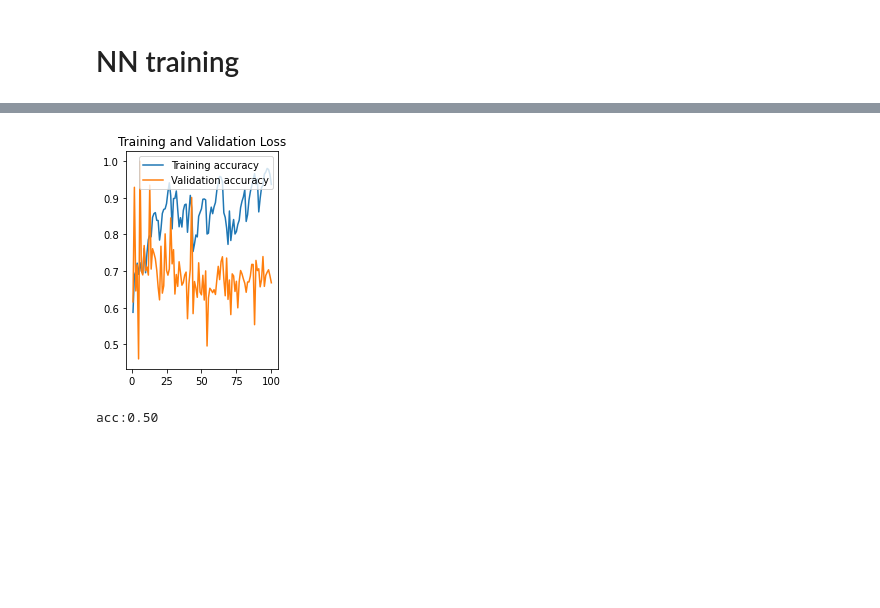
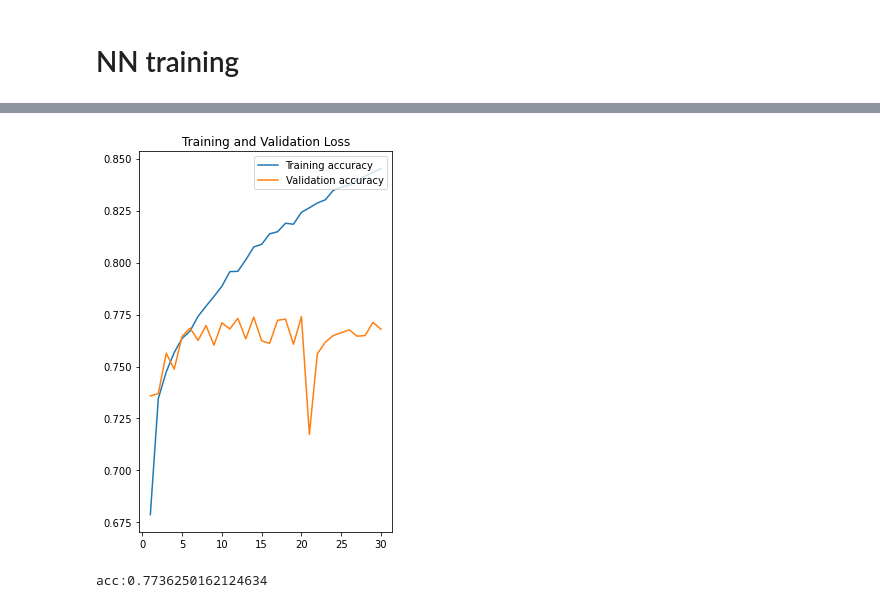
Before and after one commit to Unoaccaso/ML_final_project, a Jupyter notebook: Progetto.ipynb, the cells around one changed output, grey strips where cells are left out. Drawn from its saved outputs; the diff is of its cells as text; code cells hidden in the pictures; blank space fills up the shorter version.

```diff
--- a/Progetto.ipynb
+++ b/Progetto.ipynb
@@ -99,7 +118,7 @@ plt.show()
 # NN training
 # %%
 from sklearn.model_selection import train_test_split
-(X_train, X_val, Y_train, Y_val) = train_test_split(images, labels, test_size=0.2)
+(X_train, X_test, Y_train, Y_test) = train_test_split(images, labels, test_size=0.1)
 # %%
 import tensorflow as tf
 import tensorflow.keras as keras
@@ -117,19 +136,25 @@ img_input = keras.Input(shape=IMG_SHAPE, name="D_Image_Input")
 x = img_input
 
 # primo blocco Convoluzionale
-x = keras.layers.Conv2D(filters=64, kernel_size=3,name='Conv_1', strides=(2, 2))(x)
+x = keras.layers.Conv2D(filters=32, kernel_size=(3, 5),name='Conv_1')(x)
+x = keras.layers.BatchNormalization()(x)
 x = keras.layers.ReLU(name='ReLU_1')(x)
-x = layers.Dropout(0.2, name="DropOut_1")(x)
+x = layers.Dropout(0.1, name="DropOut_1")(x)
+#x = keras.layers.MaxPool2D((2,2), name='MaxPool_1', padding='same')(x)
 
 # secondo blocco Convoluzionale
-x = keras.layers.Conv2D(filters=128, kernel_size=2, name='Conv_2', strides=(2, 2))(x)
+x = keras.layers.Conv2D(filters=64, kernel_size=(3, 4), name='Conv_2')(x)
+x = keras.layers.BatchNormalization()(x)
 x = keras.layers.ReLU(name='ReLU_2')(x)
-x = layers.Dropout(0.2, name="DropOut_2")(x)
+x = keras.layers.MaxPool2D((2,2), name='MaxPool_2', padding='same')(x)
+x = layers.Dropout(0.1, name="DropOut_2")(x)
 
 # terzo blocco Convoluzionale
-x = keras.layers.Conv2D(filters=256, kernel_size=2, name='Conv_3', strides=(2, 2))(x)
+x = keras.layers.Conv2D(filters=64, kernel_size=(2, 3), name='Conv_3')(x)
+x = keras.layers.BatchNormalization()(x)
 x = keras.layers.ReLU(name='ReLU_3')(x)
-x = layers.Dropout(0.2, name="DropOut_3")(x)
+x = keras.layers.MaxPool2D((2,2), name='MaxPool_1', padding='same')(x)
+x = layers.Dropout(0.12, name="DropOut_3")(x)
 
 x = keras.layers.Flatten(name='Flatten')(x)
 
@@ -138,7 +163,11 @@ x = keras.layers.Dense(128, name='Dense_1')(x)
 x = layers.Dropout(0.2, name="DropOut_4")(x)
 x = keras.layers.ReLU(name='ReLU_dense_1')(x)
 
-outputs = keras.layers.Dense(1, name='Output')(x)
+x = keras.layers.Dense(256, name='Dense_2')(x)
+x = layers.Dropout(0.2, name="DropOut_5")(x)
+x = keras.layers.ReLU(name='ReLU_dense_2')(x)
+
+outputs = keras.layers.Dense(1, activation='sigmoid', name='Output')(x)
 
 model = keras.Model(inputs=img_input, outputs=outputs, name='predictor')
 
@@ -164,11 +193,5 @@ Non-trainable params: 0
 _________________________________________________________________
 # %%
-# learning rate per Adam
-LR_ST=1.8e-3
-
-# ottimizzatore
-OPTIMIZER = tf.keras.optimizers.Adam(learning_rate=LR_ST)
-
 model_checkpoint = keras.callbacks.ModelCheckpoint(
         filepath='cnn_best',
         monitor='val_accuracy',
@@ -177,9 +200,9 @@ model_checkpoint = keras.callbacks.ModelCheckpoint(
         save_freq='epoch')
 
 # metto tutte le callback in una lista
-callbacks = [model_checkpoint]
+callbacks = [ model_checkpoint ]
 
 model.compile(loss="binary_crossentropy", optimizer='adam', metrics=["accuracy"])
-history = model.fit(images, labels, validation_split=0.1, batch_size=256,
-          epochs=50, shuffle=True, verbose=1, callbacks=callbacks)
+history = model.fit(X_train, Y_train, validation_split=0.1, batch_size=256,
+          epochs=30, shuffle=True, verbose=1, callbacks=callbacks)
 # %% [output]
@@ -203,19 +226,20 @@ Epoch 100/100
 # %%
 accuracy=history.history['accuracy']
 val_accuracy=history.history['val_accuracy']
 
 epochs_range = range(1, len(accuracy) + 1)
 
+plt.figure(figsize=(10, 7))
 plt.subplot(1, 2, 2)
 plt.plot(epochs_range, accuracy, label='Training accuracy')
 plt.plot(epochs_range, val_accuracy, label='Validation accuracy')
 plt.legend(loc='upper right')
 plt.title('Training and Validation Loss')
 plt.show()
 
 model.load_weights('cnn_best')
-vali_loss, vali_acc = model.evaluate(X_val, Y_val, verbose=0)
-print(f'\nacc:{vali_acc:.2f}')
+vali_loss, vali_acc = model.evaluate(X_test, Y_test, verbose=0)
+print(f'\nacc:{vali_acc}')
 # %% [output]
-[figure, old version]
+[figure, new version]
-acc:0.50
+acc:0.7736250162124634
```
Also changed, not shown: parts of 8 cells of this notebook.
